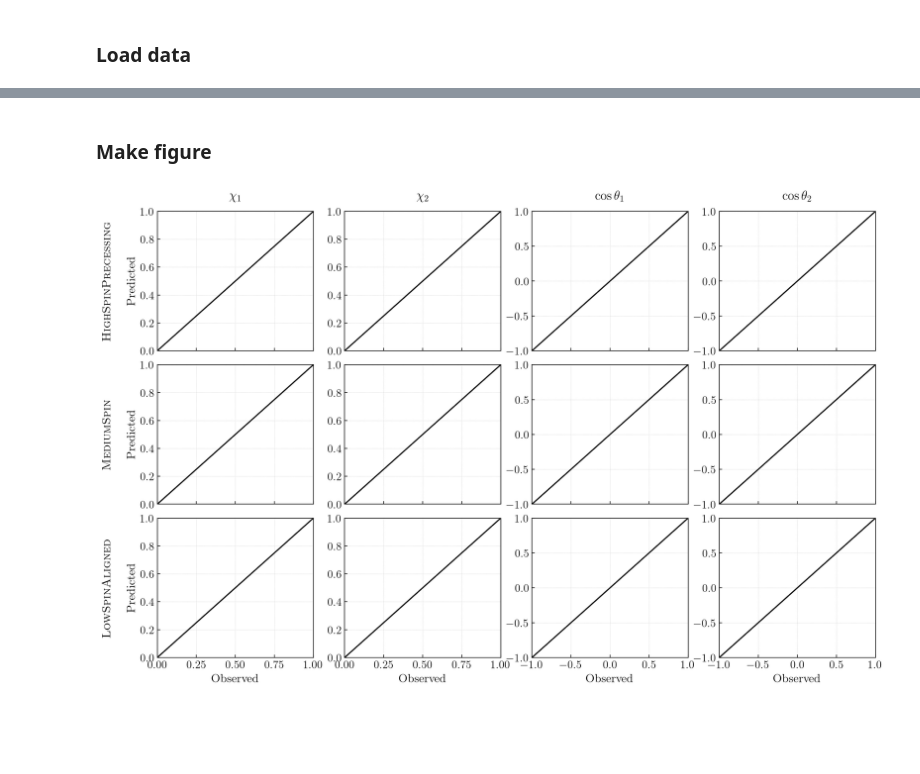
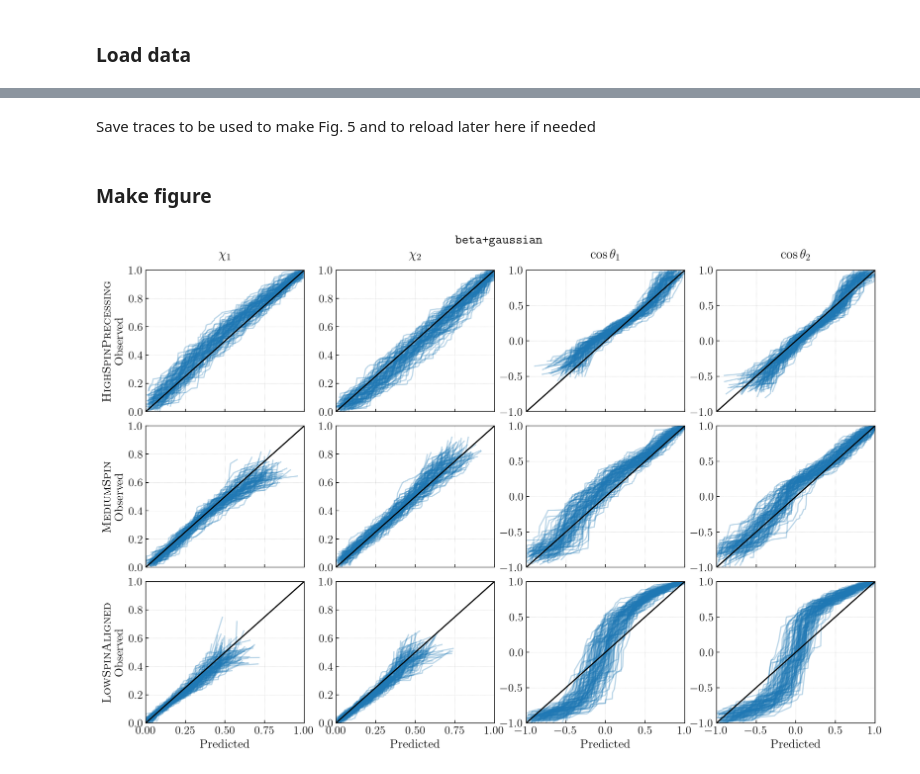
Before and after one commit to zoekko/comp-spin-mock-injections, a Jupyter notebook: Figures/make_figure_04.ipynb, the cells around one changed output, grey strips where cells are left out. Saved outputs shown, nothing was run; the diff lists cells and outputs as text; code cells hidden in the pictures; blank space fills up the shorter version.

Commit message:
update figures

```diff
--- a/Figures/make_figure_04.ipynb
+++ b/Figures/make_figure_04.ipynb
@@ -259,3 +201,11 @@ plt.show()
+# %% [markdown]
+Save traces to be used to make Fig. 5 and to reload later here if needed
+# %%
+with open('predicted_spins_dict_pp.json', "w") as f:
+    json.dump(pred_spins, f)
+
+with open('observed_spins_dict_pp.json', "w") as f:
+    json.dump(obs_spins, f)
 # %% [markdown]
 ### Make figure
 # %%
@@ -270,45 +221,55 @@ fig, axes = plt.subplots(nrows=3, ncols=4, figsize=(16,10))
 for i,key in enumerate(['pop1', 'pop2', 'pop3']):
 
     # spin magnitudes
+    for j in range(nCatalogs):
+        axes[i][0].plot(np.sort(pred_spins[key]['chi1'][j]), np.sort(obs_spins[key]['chi1'][j]), alpha=0.3, c='#1f78b4')
     axes[i][0].plot([0, 1], [0, 1], color='k') # diagonal line
     axes[i][0].set_xlim(0,1)
     axes[i][0].set_ylim(0,1)
 
+    for j in range(nCatalogs):
+        axes[i][1].plot(np.sort(pred_spins[key]['chi2'][j]), np.sort(obs_spins[key]['chi2'][j]), alpha=0.3, c='#1f78b4')
     axes[i][1].plot([0, 1], [0, 1], color='k')
     axes[i][1].set_xlim(0,1)
     axes[i][1].set_ylim(0,1)
 
     # tilt angles
+    for j in range(nCatalogs):
+        axes[i][2].plot(np.sort(pred_spins[key]['cost1'][j]), np.sort(obs_spins[key]['cost1'][j]), alpha=0.3, c='#1f78b4')
     axes[i][2].plot([-1, 1], [-1, 1], color='k')
     axes[i][2].set_xlim(-1,1)
     axes[i][2].set_ylim(-1,1)
 
+    for j in range(nCatalogs):
+        axes[i][3].plot(np.sort(pred_spins[key]['cost2'][j]), np.sort(obs_spins[key]['cost2'][j]), alpha=0.3, c='#1f78b4')
     axes[i][3].plot([-1, 1], [-1, 1], color='k')
     axes[i][3].set_xlim(-1,1)
     axes[i][3].set_ylim(-1,1)
 
     # set label
-    axes[i][0].set_ylabel(f'{labels_dict[key]}\n\nPredicted', fontsize=15)
+    axes[i][0].set_ylabel(f'{labels_dict[key]}\nObserved', fontsize=15)
 
     if i!=2:
         for ax in axes[i]:
             ax.set_xticklabels([])
     else:
         for ax in axes[i]:
-            ax.set_xlabel('Observed', fontsize=15)
+            ax.set_xlabel('Predicted', fontsize=15)
 
 axes[0][0].set_title(r'$\chi_1$', fontsize=16, y=1.05)
 axes[0][1].set_title(r'$\chi_2$', fontsize=16, y=1.05)
 axes[0][2].set_title(r'$\cos\theta_1$', fontsize=16, y=1.05)
 axes[0][3].set_title(r'$\cos\theta_2$', fontsize=16, y=1.05)
 
 for ax in axes:
     for a in ax:
         a.grid(ls=':', color='silver', lw=0.5)
 
 plt.subplots_adjust(hspace=0.1)
 
-plt.savefig('figure_04_temp.pdf',bbox_inches='tight')
+plt.suptitle(r'$\mathrm{\texttt{beta+gaussian}}$', fontsize=16, y=0.94)
+
+plt.savefig('figure_04_temp.pdf', bbox_inches='tight')
 plt.show()
 # %% [output]
-[figure, old version]
+[figure, new version]
```
Also changed, not shown: parts of 6 cells of this notebook, 6 other files.
